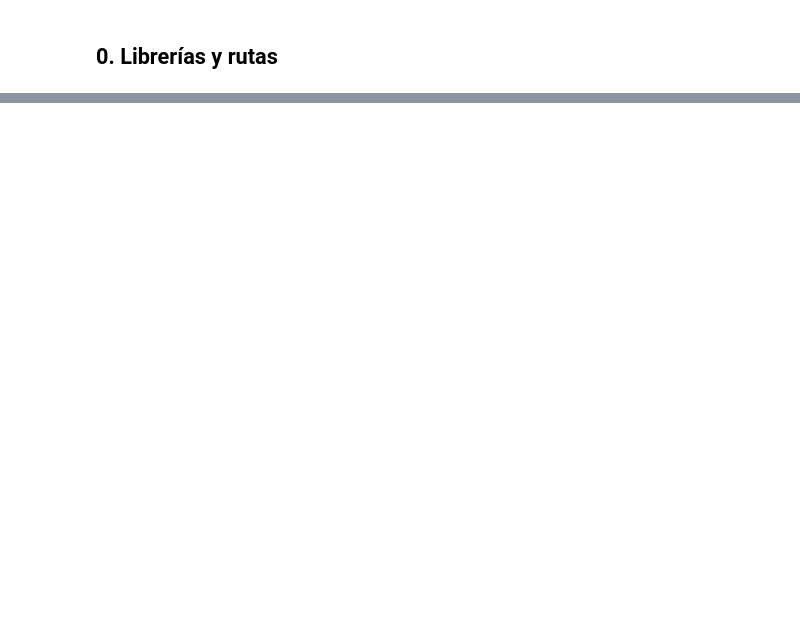
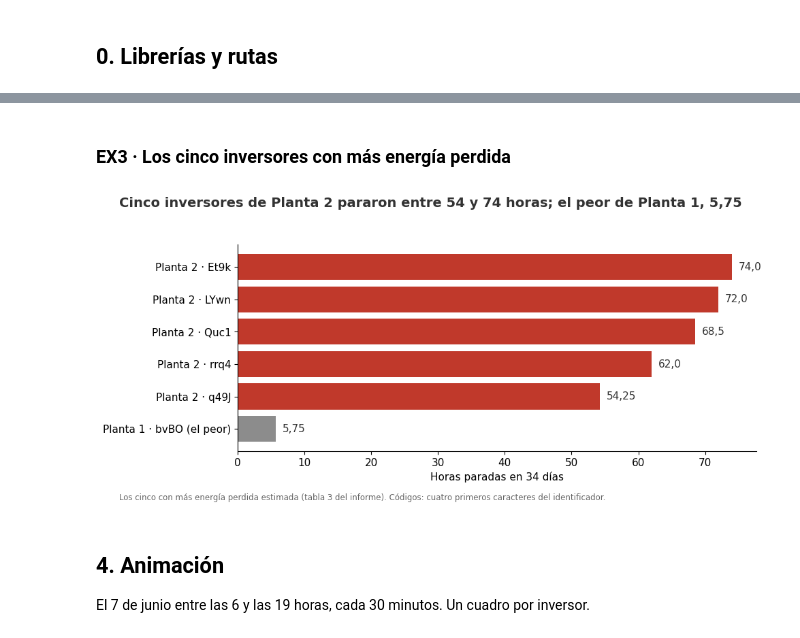
Before and after one commit to DataRex-47/01_PLANTAS-SOLARES, a Jupyter notebook: 03_notebooks/04_Exhibits.ipynb, the cells around one changed output, grey strips where cells are left out. Saved outputs shown, nothing was run; the diff lists cells and outputs as text; code cells hidden in the pictures; blank space fills up the shorter version.

```diff
--- a/03_notebooks/04_Exhibits.ipynb
+++ b/03_notebooks/04_Exhibits.ipynb
@@ -63,0 +135,36 @@ Cada gráfico a 06_resultados/Exhibits.
+# %% [markdown]
+### EX3 · Los cinco inversores con más energía perdida
+# %%
+# ── EX3: horas paradas de los cinco inversores de Planta 2 con más energía perdida ───
+ids = ['Et9kgGMDl729KT4', 'LYwnQax7tkwH5Cb', 'Quc1TzYxW2pYoWX', 'rrq4fwE8jgrTyWY', 'q49J1IKaHRwDQnt']
+horas = g.groupby('id_inversor')['caido'].sum() * 0.25
+peor_p1 = g[g['planta'] == 'Planta 1'].groupby('id_inversor')['caido'].sum().mul(0.25).sort_values().index[-1]
+
+etiquetas = []
+valores = []
+for i in ids:
+    etiquetas.append('Planta 2 · ' + i[:4])
+    valores.append(horas[i])
+etiquetas.append('Planta 1 · ' + peor_p1[:4] + ' (el peor)')
+valores.append(horas[peor_p1])
+
+fig, ax = plt.subplots(figsize = (10, 4.6))
+colores = [ROJO] * 5 + [GRIS]
+posiciones = list(range(6))[::-1]
+barras = ax.barh(posiciones, valores, color = colores)
+ax.set_yticks(posiciones)
+ax.set_yticklabels(etiquetas)
+for barra, v in zip(barras, valores):
+    ax.text(v + 1, barra.get_y() + barra.get_height() / 2, str(v).replace('.', ','), va = 'center', fontsize = 11, color = OSCURO)
+ax.set_xlabel('Horas paradas en 34 días')
+fig.suptitle('Cinco inversores de Planta 2 pararon entre 54 y 74 horas; el peor de Planta 1, 5,75', x = 0.04, ha = 'left', fontsize = 14, fontweight = 'bold', color = OSCURO)
+fig.text(0.04, 0.01, 'Los cinco con más energía perdida estimada (tabla 3 del informe). Códigos: cuatro primeros caracteres del identificador.', fontsize = 8.5, color = '#666666')
+fig.tight_layout(rect = [0, 0.03, 1, 0.94])
+fig.savefig(SALIDA / 'EX3_top_inversores.png', dpi = 200, bbox_inches = 'tight')
+plt.show()
+# %% [output]
+[figure, added]
+# %% [markdown]
+## 4. Animación
+
+El 7 de junio entre las 6 y las 19 horas, cada 30 minutos. Un cuadro por inversor.
```
Also changed, not shown: parts of 18 cells of this notebook, 20 other files.
